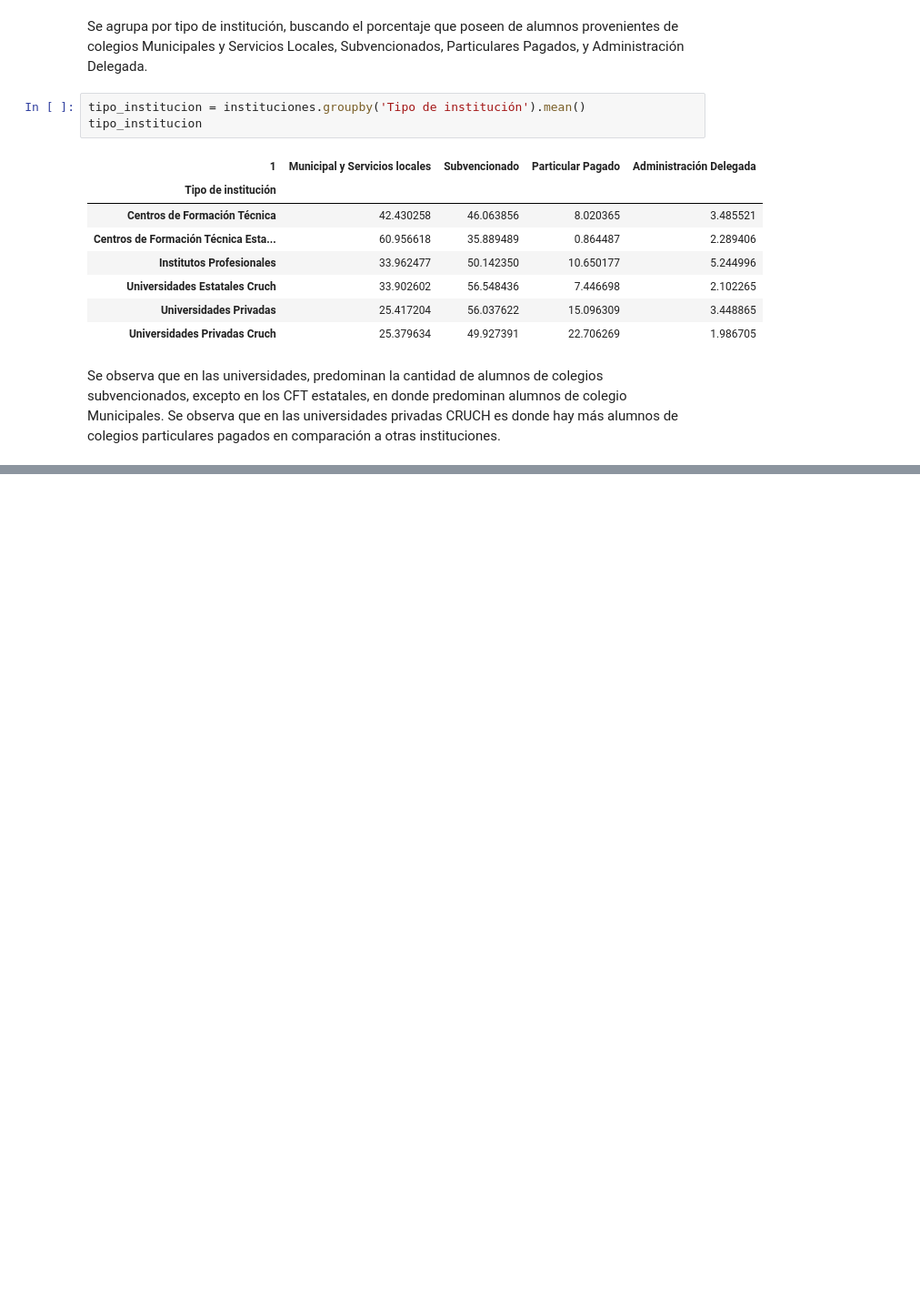
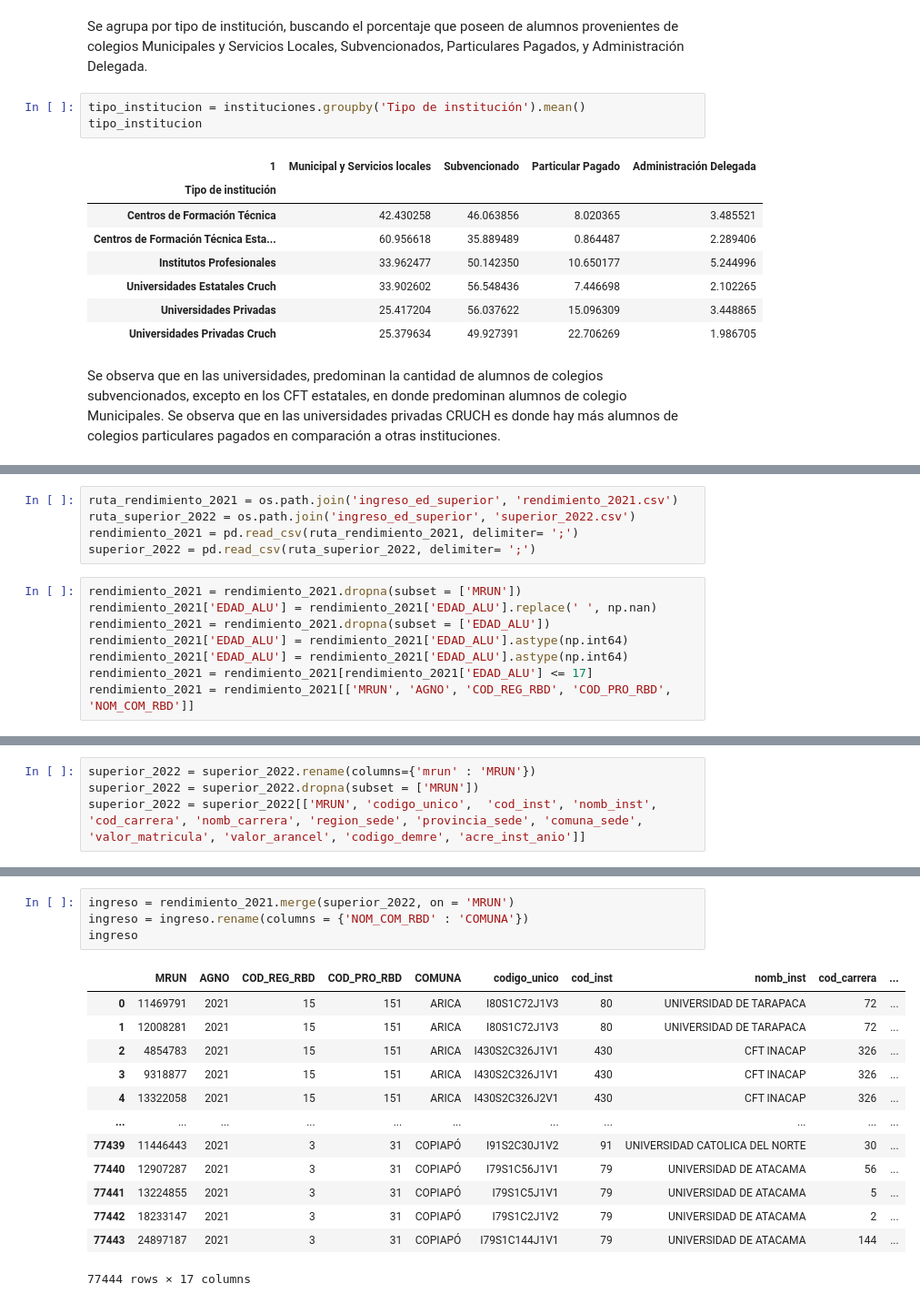
Before and after one commit to dvictorerol/proyecto-data-science, a Jupyter notebook: mifuturo/instituciones_tipocolegios.ipynb, the cells around one changed output, grey strips where cells are left out. Shown at 91% size. Drawn from its saved outputs; the diff is of its cells as text; blank space fills up the shorter version.

```diff
--- a/mifuturo/instituciones_tipocolegios.ipynb
+++ b/mifuturo/instituciones_tipocolegios.ipynb
@@ -93,0 +128,13 @@ for indice in range(len(universidades_7.index)):
+# %%
+ruta_rendimiento_2021 = os.path.join('ingreso_ed_superior', 'rendimiento_2021.csv')
+ruta_superior_2022 = os.path.join('ingreso_ed_superior', 'superior_2022.csv')
+rendimiento_2021 = pd.read_csv(ruta_rendimiento_2021, delimiter= ';')
+superior_2022 = pd.read_csv(ruta_superior_2022, delimiter= ';')
+# %%
+rendimiento_2021 = rendimiento_2021.dropna(subset = ['MRUN'])
+rendimiento_2021['EDAD_ALU'] = rendimiento_2021['EDAD_ALU'].replace(' ', np.nan)
+rendimiento_2021 = rendimiento_2021.dropna(subset = ['EDAD_ALU'])
+rendimiento_2021['EDAD_ALU'] = rendimiento_2021['EDAD_ALU'].astype(np.int64)
+rendimiento_2021['EDAD_ALU'] = rendimiento_2021['EDAD_ALU'].astype(np.int64)
+rendimiento_2021 = rendimiento_2021[rendimiento_2021['EDAD_ALU'] <= 17]
+rendimiento_2021 = rendimiento_2021[['MRUN', 'AGNO', 'COD_REG_RBD', 'COD_PRO_RBD', 'NOM_COM_RBD']]
@@ -93,0 +157,4 @@ for indice in range(len(universidades_7.index)):
+# %%
+superior_2022 = superior_2022.rename(columns={'mrun' : 'MRUN'})
+superior_2022 = superior_2022.dropna(subset = ['MRUN'])
+superior_2022 = superior_2022[['MRUN', 'codigo_unico',  'cod_inst', 'nomb_inst', 'cod_carrera', 'nomb_carrera', 'region_sede', 'provincia_sede', 'comuna_sede', 'valor_matricula', 'valor_arancel', 'codigo_demre', 'acre_inst_anio']]
@@ -93,0 +177,18 @@ for indice in range(len(universidades_7.index)):
+# %%
+ingreso = rendimiento_2021.merge(superior_2022, on = 'MRUN')
+ingreso = ingreso.rename(columns = {'NOM_COM_RBD' : 'COMUNA'})
+ingreso
+# %% [output]
+|  | MRUN | AGNO | COD_REG_RBD | COD_PRO_RBD | COMUNA | codigo_unico | cod_inst | nomb_inst | cod_carrera | ... |
+| 0 | 11469791 | 2021 | 15 | 151 | ARICA | I80S1C72J1V3 | 80 | UNIVERSIDAD DE TARAPACA | 72 | ... |
+| 1 | 12008281 | 2021 | 15 | 151 | ARICA | I80S1C72J1V3 | 80 | UNIVERSIDAD DE TARAPACA | 72 | ... |
+| 2 | 4854783 | 2021 | 15 | 151 | ARICA | I430S2C326J1V1 | 430 | CFT INACAP | 326 | ... |
+| 3 | 9318877 | 2021 | 15 | 151 | ARICA | I430S2C326J1V1 | 430 | CFT INACAP | 326 | ... |
+| 4 | 13322058 | 2021 | 15 | 151 | ARICA | I430S2C326J2V1 | 430 | CFT INACAP | 326 | ... |
+| ... | ... | ... | ... | ... | ... | ... | ... | ... | ... | ... |
+| 77439 | 11446443 | 2021 | 3 | 31 | COPIAPÓ | I91S2C30J1V2 | 91 | UNIVERSIDAD CATOLICA DEL NORTE | 30 | ... |
+| 77440 | 12907287 | 2021 | 3 | 31 | COPIAPÓ | I79S1C56J1V1 | 79 | UNIVERSIDAD DE ATACAMA | 56 | ... |
+| 77441 | 13224855 | 2021 | 3 | 31 | COPIAPÓ | I79S1C5J1V1 | 79 | UNIVERSIDAD DE ATACAMA | 5 | ... |
+| 77442 | 18233147 | 2021 | 3 | 31 | COPIAPÓ | I79S1C2J1V2 | 79 | UNIVERSIDAD DE ATACAMA | 2 | ... |
+| 77443 | 24897187 | 2021 | 3 | 31 | COPIAPÓ | I79S1C144J1V1 | 79 | UNIVERSIDAD DE ATACAMA | 144 | ... |
+77444 rows × 17 columns
```
Also changed, not shown: parts of 14 cells of this notebook, 1 other file.
